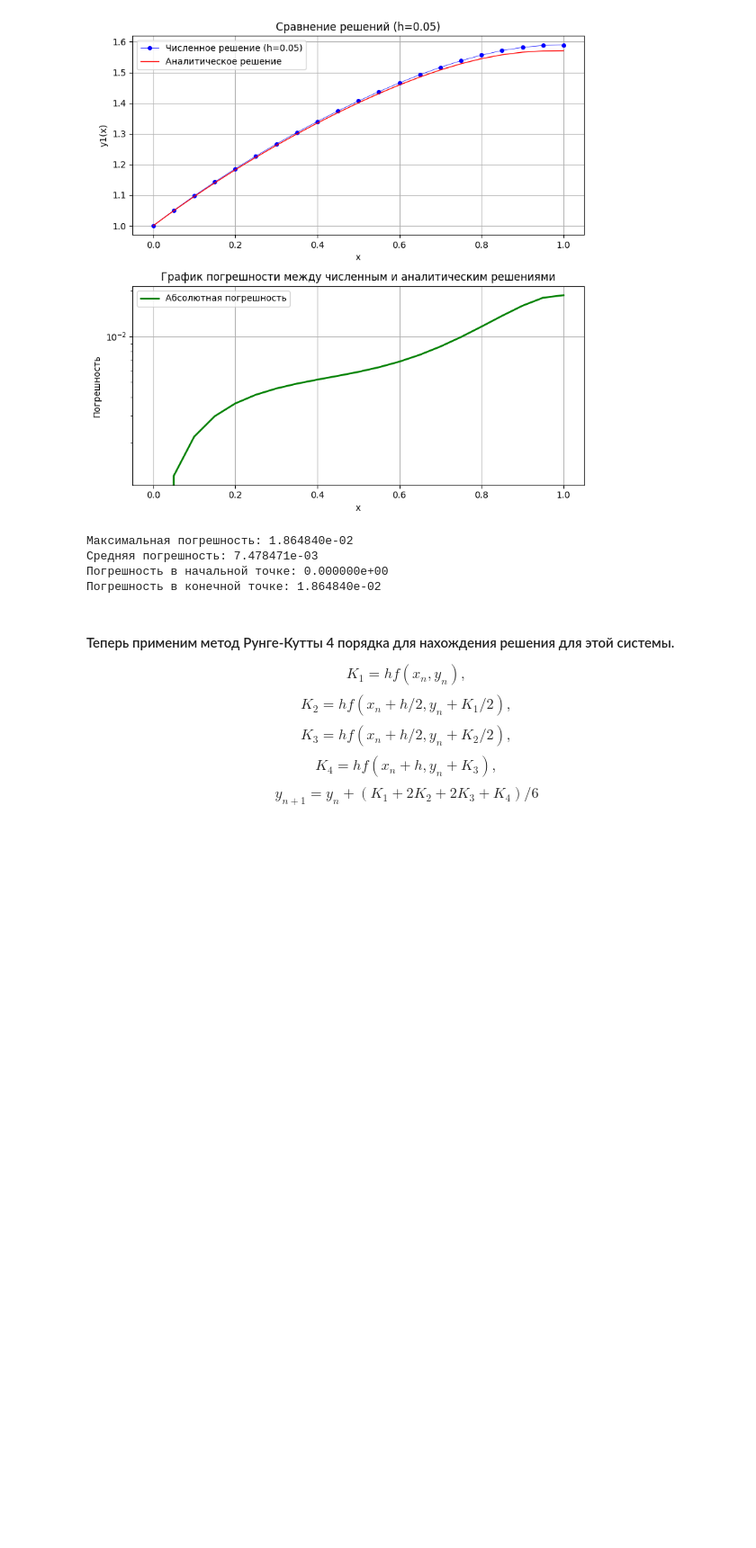
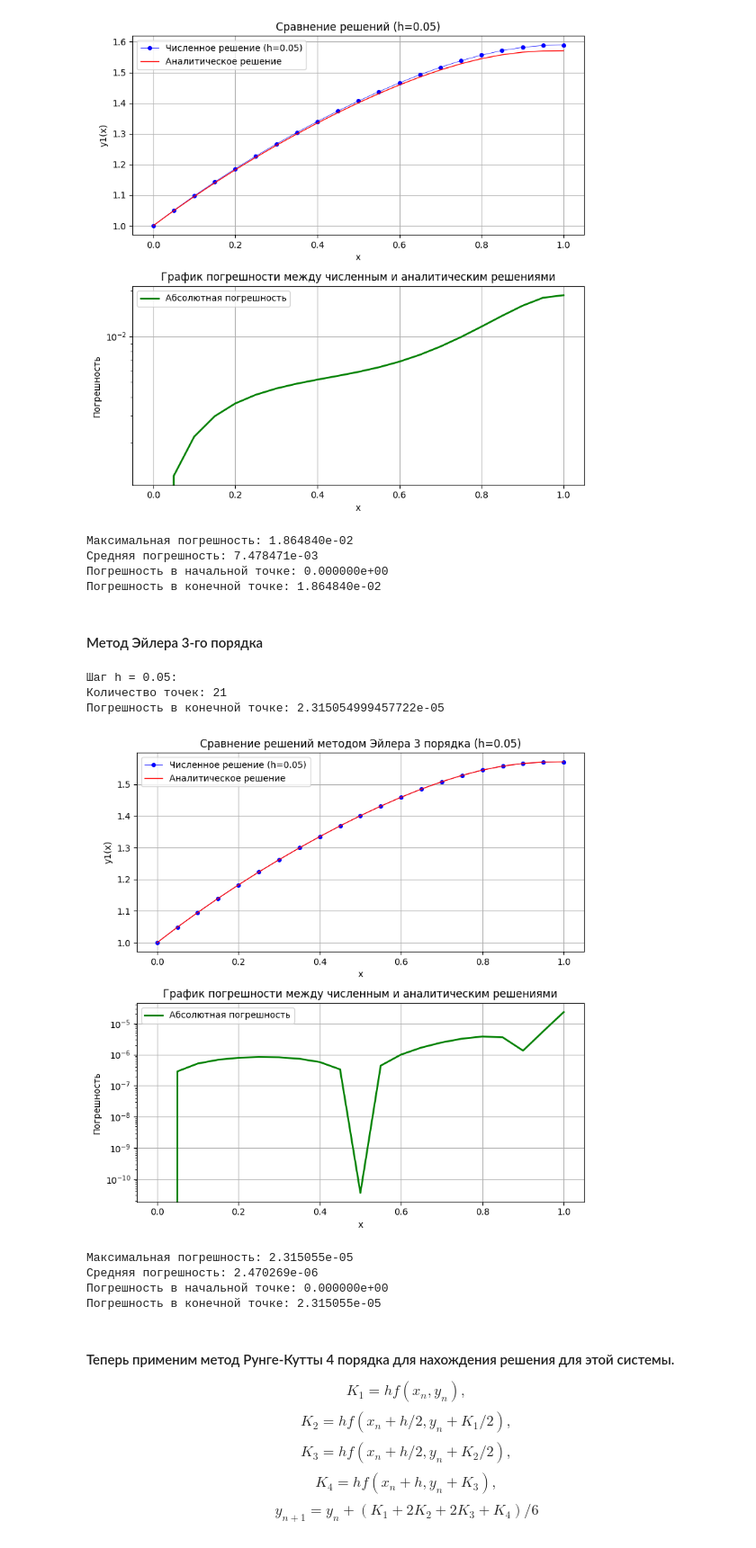
Before and after one commit to pos002/Numerical-Methods-2025, a Jupyter notebook: Lab_5_nm.ipynb, the cells around one changed output. Shown at 90% size. Drawn from its saved outputs; the diff is of its cells as text; code cells hidden in the pictures; blank space fills up the shorter version.

```diff
--- a/Lab_5_nm.ipynb
+++ b/Lab_5_nm.ipynb
@@ -145,6 +145,67 @@ print(f"Погрешность в конечной точке: {error[-1]:.6e}")
 Средняя погрешность: 7.478471e-03
 Погрешность в начальной точке: 0.000000e+00
 Погрешность в конечной точке: 1.864840e-02
+# %% [markdown]
+#### Метод Эйлера 3-го порядка
+# %%
+def euler_3rd_order(f, y0, h):
+    n = int((b - a) / h)
+    x = np.linspace(a, b, n + 1)
+    y = np.zeros((n + 1, len(y0)))
+    y[0] = y0
+
+    for i in range(n):
+        k1 = h * f(x[i], y[i])
+        k2 = h * f(x[i] + h/2, y[i] + k1/2)
+        k3 = h * f(x[i] + h, y[i] - k1 + 2*k2)
+
+        y[i + 1] = y[i] + (k1 + 4*k2 + k3) / 6
+
+    return x, y
+# %%
+x, y = euler_3rd_order(system_equation, y0, h[0])
+u_analytic = u0(x)
+
+print(f"Шаг h = {h[0]}:")
+print(f"Количество точек: {len(x)}")
+print(f"Погрешность в конечной точке: {abs(y[-1, 0] - u_analytic[-1])}")
+
+plt.figure(figsize=(8, 8))
+plt.subplot(2, 1, 1)
+plt.plot(x, y[:, 0], 'b-', label=f'Численное решение (h={h[0]})', linewidth = 0.5, marker = 'o', markersize = 4)
+plt.plot(x, u_analytic, label='Аналитическое решение', color = 'r', linewidth = 1)
+plt.xlabel('x')
+plt.ylabel('y1(x)')
+plt.title(f'Сравнение решений методом Эйлера 3 порядка (h={h[0]})')
+plt.legend()
+plt.grid(True)
+
+plt.subplot(2, 1, 2)
+error = np.abs(y[:, 0] - u_analytic)
+plt.semilogy(x, error, 'g-', label='Абсолютная погрешность', linewidth=2)
+plt.xlabel('x')
+plt.ylabel('Погрешность')
+plt.title('График погрешности между численным и аналитическим решениями')
+plt.legend()
+plt.grid(True)
+
+plt.tight_layout()
+plt.savefig(fname = "Эйлер 3 порядка")
+plt.show()
+
+print(f"Максимальная погрешность: {np.max(error):.6e}")
+print(f"Средняя погрешность: {np.mean(error):.6e}")
+print(f"Погрешность в начальной точке: {error[0]:.6e}")
+print(f"Погрешность в конечной точке: {error[-1]:.6e}")
+# %% [output]
+Шаг h = 0.05:
+Количество точек: 21
+Погрешность в конечной точке: 2.315054999457722e-05
+[figure, added]
+Максимальная погрешность: 2.315055e-05
+Средняя погрешность: 2.470269e-06
+Погрешность в начальной точке: 0.000000e+00
+Погрешность в конечной точке: 2.315055e-05
 # %% [markdown]
 #### Теперь применим метод Рунге-Кутты 4 порядка для нахождения решения для этой системы.
 $$
```
Also changed, not shown: parts of 5 cells of this notebook, 4 other files.
